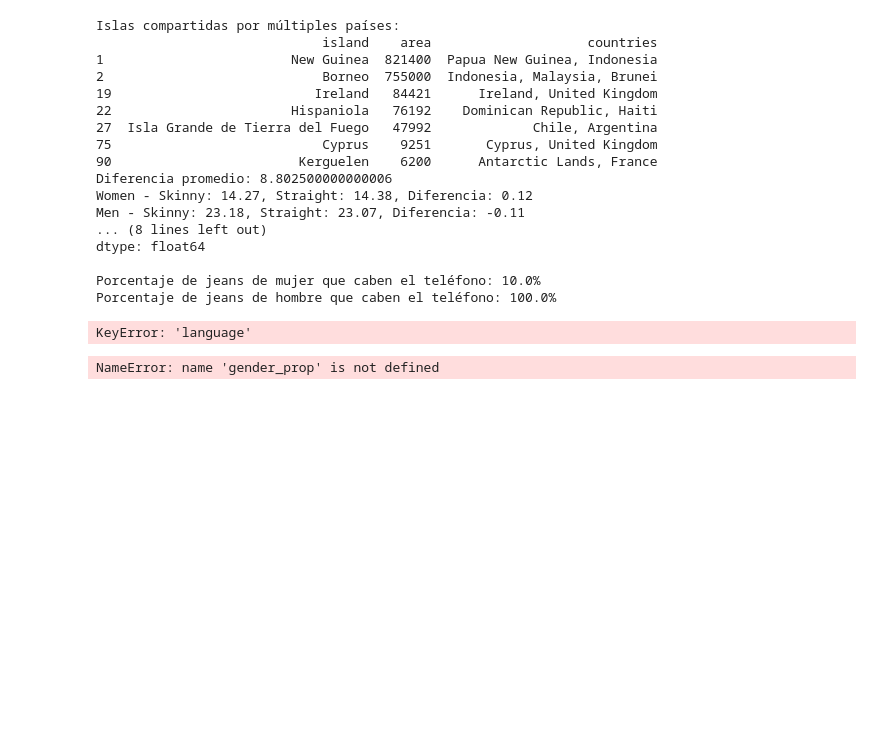
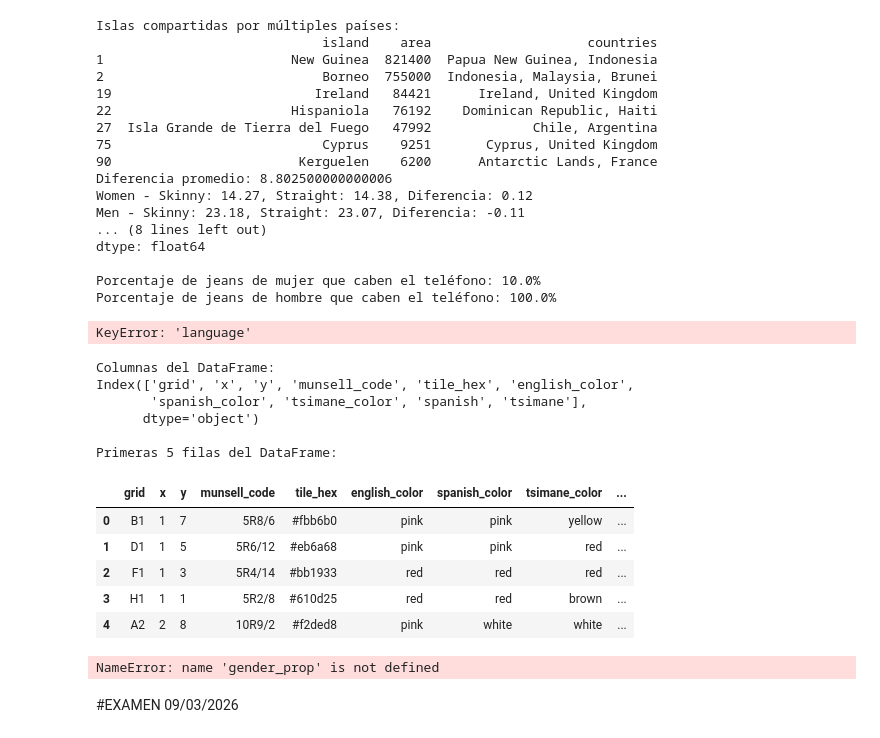
Before and after one commit to 173479/mineriaDeDatos, a Jupyter notebook: Mineria_De_Datos.ipynb, the cells around one changed output. Cells and saved outputs as stored; diff of their text form; code cells hidden in the pictures; blank space fills up the shorter version.

```diff
--- a/Mineria_De_Datos.ipynb
+++ b/Mineria_De_Datos.ipynb
@@ -1626,6 +1626,26 @@ print("\nRegiones divididas entre domingo y lunes:")
 print(divided)
 # %% [output]
 KeyError: 'language'
+# %%
+import pandas as pd
+df_munsell = pd.read_csv('munsell-array-fixed-choice.csv')
+print('Columnas del DataFrame:')
+print(df_munsell.columns)
+print('\nPrimeras 5 filas del DataFrame:')
+display(df_munsell.head())
+# %% [output]
+Columnas del DataFrame:
+Index(['grid', 'x', 'y', 'munsell_code', 'tile_hex', 'english_color',
+       'spanish_color', 'tsimane_color', 'spanish', 'tsimane'],
+      dtype='object')
+
+Primeras 5 filas del DataFrame:
+|  | grid | x | y | munsell_code | tile_hex | english_color | spanish_color | tsimane_color | ... |
+| 0 | B1 | 1 | 7 | 5R8/6 | #fbb6b0 | pink | pink | yellow | ... |
+| 1 | D1 | 1 | 5 | 5R6/12 | #eb6a68 | pink | pink | red | ... |
+| 2 | F1 | 1 | 3 | 5R4/14 | #bb1933 | red | red | red | ... |
+| 3 | H1 | 1 | 1 | 5R2/8 | #610d25 | red | red | brown | ... |
+| 4 | A2 | 2 | 8 | 10R9/2 | #f2ded8 | pink | white | white | ... |
 # %%
 #People on Banknotes
 import pandas as pd
@@ -1666,3 +1686,5 @@ one_year = df.loc[df['first_death_diff'] == 1, ['name','country','death','first_
 print("\nIndividuos que aparecieron en billete 1 año después de su muerte:\n", one_year)
 # %% [output]
 NameError: name 'gender_prop' is not defined
+# %% [markdown]
+#EXAMEN 09/03/2026
```
Also changed, not shown: parts of 13 cells of this notebook.
